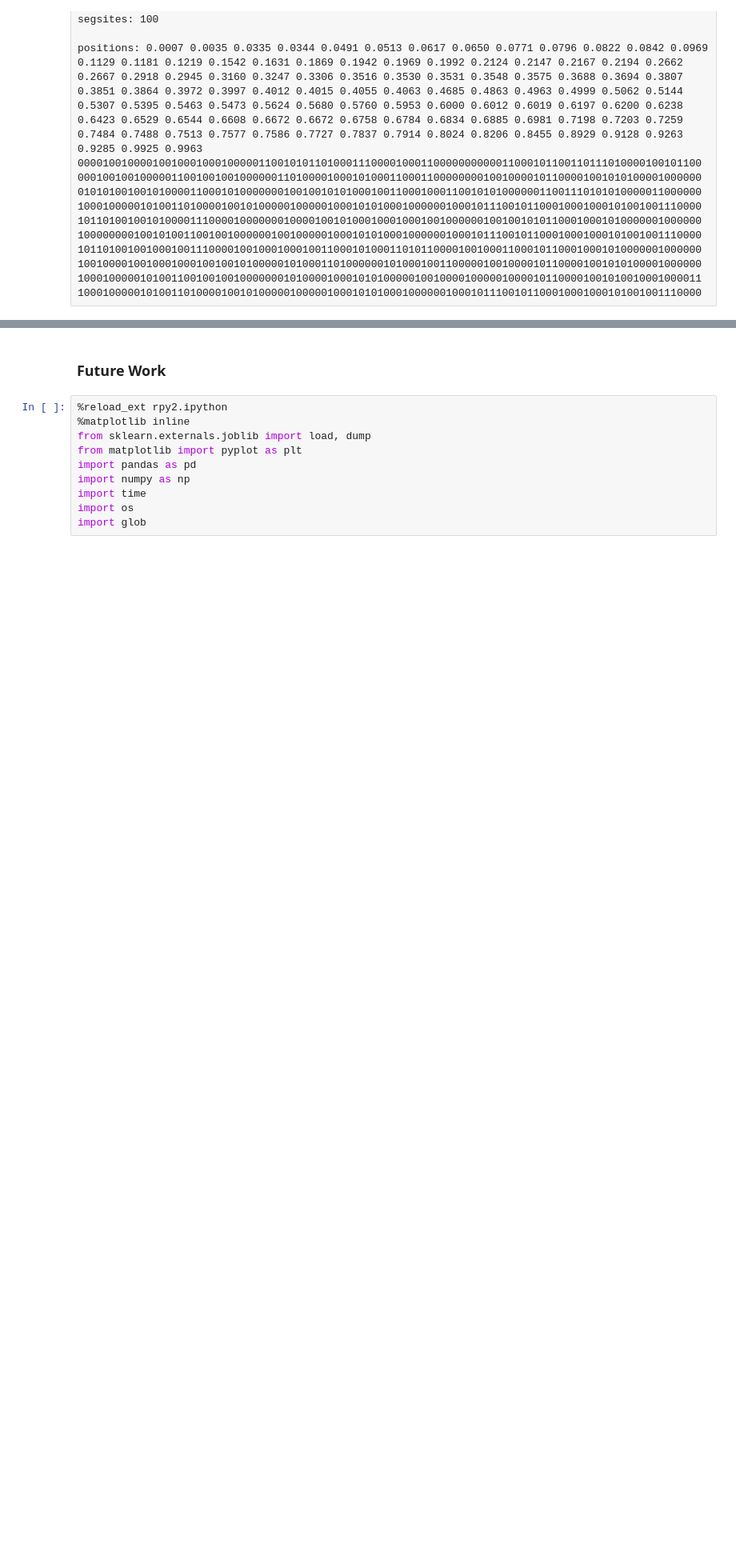
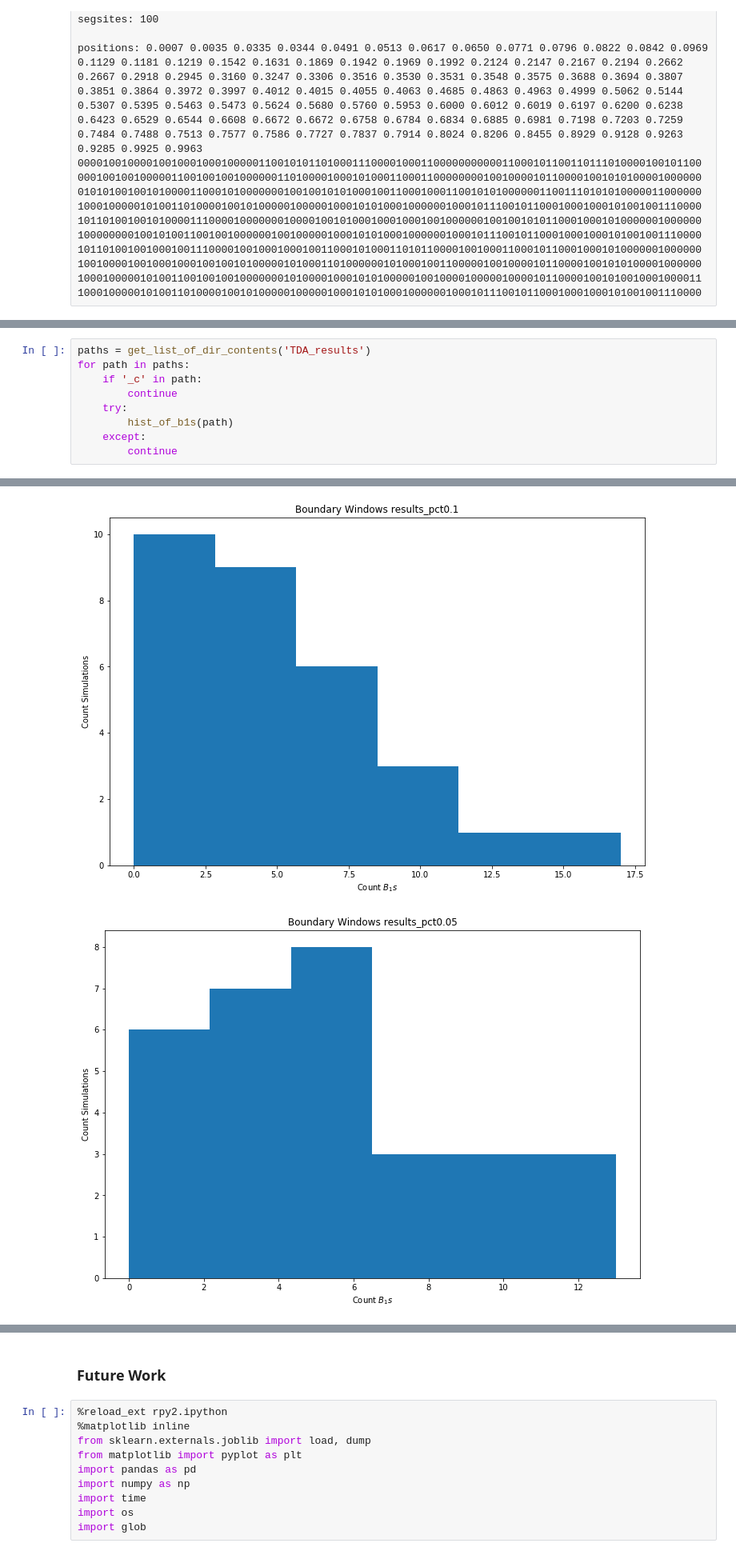
Before and after one commit to m-a-x/simTDA, a Jupyter notebook: TDA.ipynb, the cells around one changed output, grey strips where cells are left out. Shown: that part at 80% size. Saved outputs shown, nothing was run; the diff lists cells and outputs as text; blank space fills up the shorter version.

```diff
--- a/TDA.ipynb
+++ b/TDA.ipynb
@@ -108,0 +132,10 @@ Below we can see the distribution of B1 counts across a variety of configuration
+# %%
+paths = get_list_of_dir_contents('TDA_results')
+for path in paths:
+    if '_c' in path:
+        continue
+    try:
+        hist_of_b1s(path)
+    except:
+        continue
+# %% [output]
@@ -108,0 +143,2 @@ Below we can see the distribution of B1 counts across a variety of configuration
+[figure, added]
+[figure, added]
```
Also changed, not shown: parts of 7 cells of this notebook, 14 other files.
